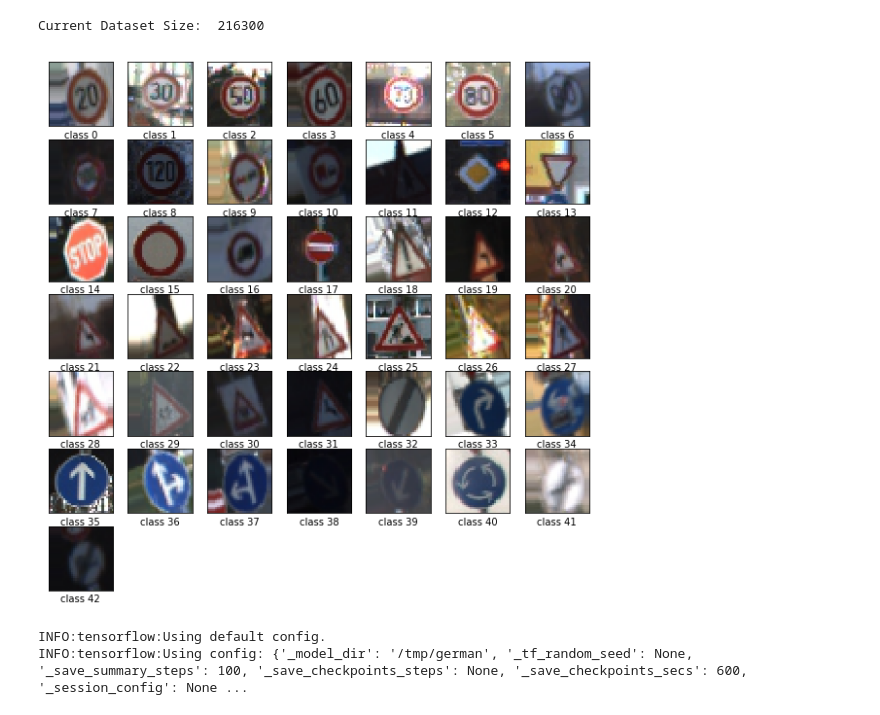
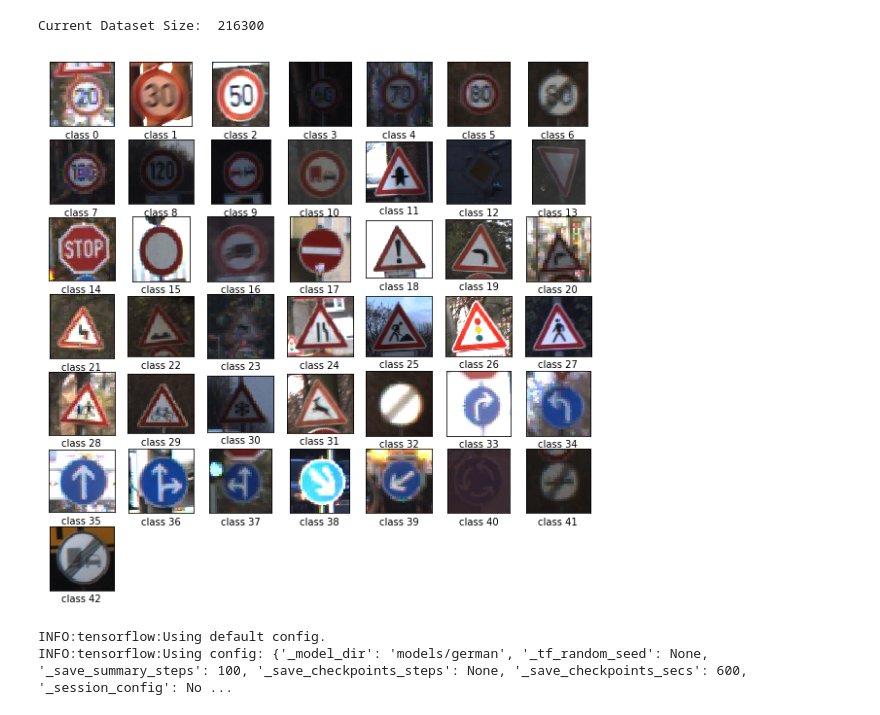
Before and after one commit to maurehur/german-traffic-signs, a Jupyter notebook: german_traffic_signs.ipynb, the cells around one changed output. Cells and saved outputs as stored; diff of their text form; code cells hidden in the pictures.

Commit message:
german-traffic-signs

```diff
--- a/german_traffic_signs.ipynb
+++ b/german_traffic_signs.ipynb
@@ -23,0 +39,9 @@ dataset = data("german-traffic-signs").get()
+# %%
+def load_data(path, df):
+    df = pd.read_pickle(os.path.join(path, df))
+    return df
+
+path = 'data/german-traffic-signs'
+
+df_train = load_data(path, 'training-data.csv')
+df_test = load_data(path, 'test-data.csv')
@@ -24,6 +57,5 @@ dataset = data("german-traffic-signs").get()
 # %%
-df = dataset.training_set.dataframe()
-# df = df.sample(frac=1)
+df = df_train.sample(frac=1)
 
 plt.figure(figsize=(10,4))
 df.class_id.hist(bins=100, color='r')
@@ -43,7 +75,7 @@ for i in range(1, 44):
     img = df.image[df['class_id']==i-1]
     ax = fig.add_subplot(rows, cols, i)
     ax.imshow(img[int(np.random.choice(range(len(img)), 1))])
-    ax.tick_params(axis='both', left='off', top='off', right='off', bottom='off', labelleft='off', labeltop='off', labelright='off', labelbottom='off')
+    ax.tick_params(axis='both', left=False, top=False, right=False, bottom=False, labelleft=False, labeltop=False, labelright=False, labelbottom=False)
     ax.set_xlabel('class {}'.format(i-1))
 plt.show()
 # %% [output]
@@ -221,16 +255,16 @@ Current Dataset Size:  216300
 # %%
 fig=plt.figure(figsize=(10, 10))
 rows = 7
 cols = 7
 
 for i in range(1, 44):
-    img = df_train.index[df_train['class_id']==i-1]
+    img = df.image[df['class_id']==i-1]
     ax = fig.add_subplot(rows, cols, i)
-    ax.imshow(df_train.image.iloc[int(np.random.choice(img, 1))])
-    ax.tick_params(axis='both', left='off', top='off', right='off', bottom='off', labelleft='off', labeltop='off', labelright='off', labelbottom='off')
+    ax.imshow(img[int(np.random.choice(range(len(img)), 1))])
+    ax.tick_params(axis='both', left=False, top=False, right=False, bottom=False, labelleft=False, labeltop=False, labelright=False, labelbottom=False)
     ax.set_xlabel('class {}'.format(i-1))
 plt.show()
 # %% [output]
-[figure, old version]
+[figure, new version]
 # %%
 # Training Parameters
@@ -302,8 +337,8 @@ def conv_net(features, labels, mode):
         mode=mode, loss=loss, eval_metric_ops=eval_metric_ops)
 # %%
 model = tf.estimator.Estimator(model_fn=conv_net,
-        model_dir="/tmp/german")
+        model_dir="models/german")
 # %% [output]
 INFO:tensorflow:Using default config.
-INFO:tensorflow:Using config: {'_model_dir': '/tmp/german', '_tf_random_seed': None, '_save_summary_steps': 100, '_save_checkpoints_steps': None, '_save_checkpoints_secs': 600, '_session_config': None ...
+INFO:tensorflow:Using config: {'_model_dir': 'models/german', '_tf_random_seed': None, '_save_summary_steps': 100, '_save_checkpoints_steps': None, '_save_checkpoints_secs': 600, '_session_config': No ...
 # %%
```
Also changed, not shown: parts of 15 cells of this notebook, 2 other files.
